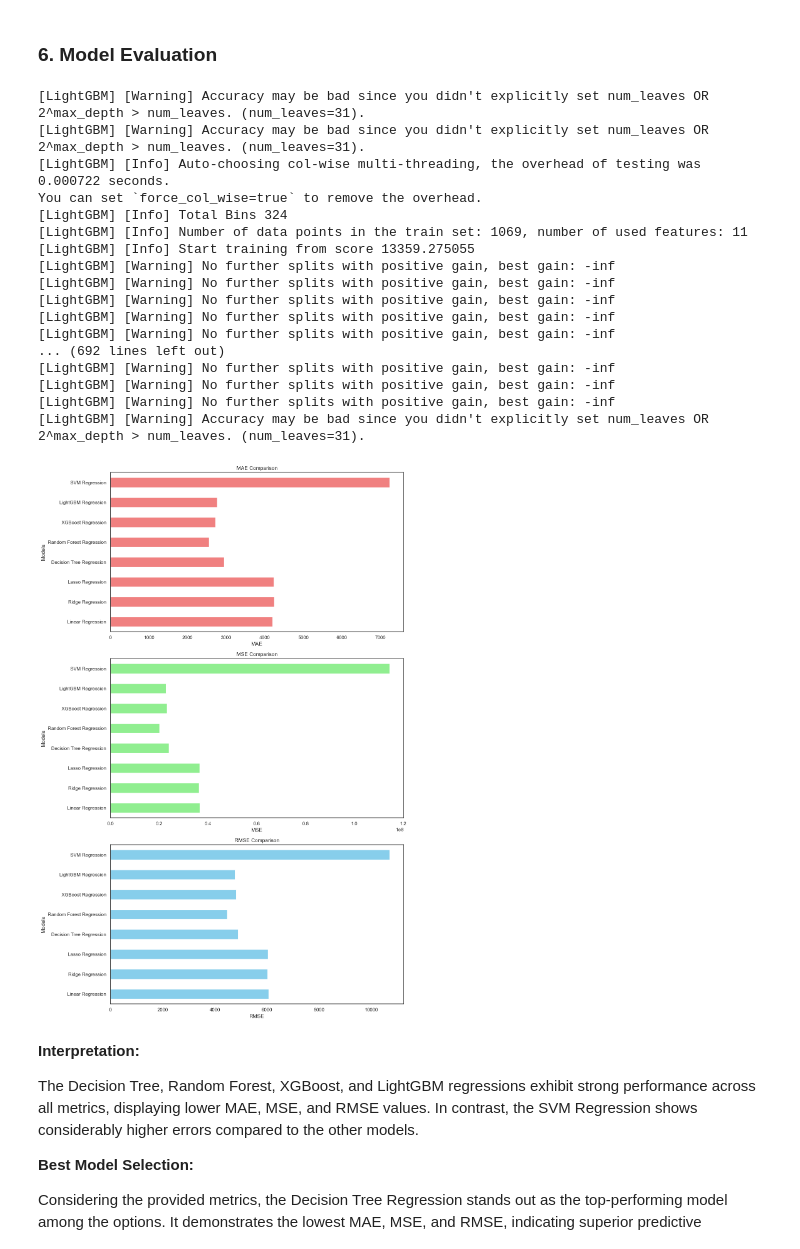
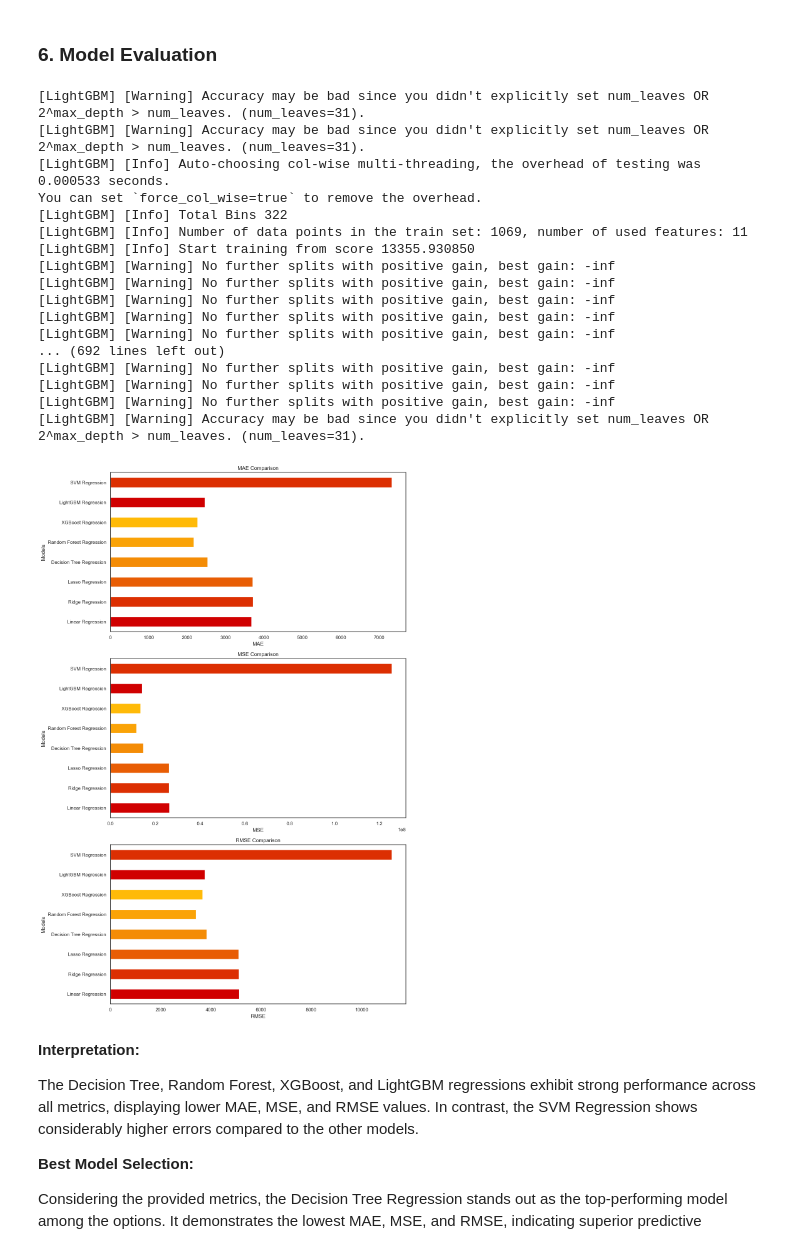
Before and after one commit to sschepanski/data-science-portfolio, a Jupyter notebook: Health_Insurance/notebooks/Health-Insurance.ipynb, the cells around one changed output. Cells and saved outputs as stored; diff of their text form; code cells hidden in the pictures.

```diff
--- a/Health_Insurance/notebooks/Health-Insurance.ipynb
+++ b/Health_Insurance/notebooks/Health-Insurance.ipynb
@@ -167,3 +167,8 @@ The dataset exhibits no anomalies or abnormal values, with all features displayi
+# %%
+# Transformation for column 'bmi'
+bins = [0, 18.5, 25, 30, float('inf')]
+labels = [1, 2, 3, 4]
+insurance['bmi_class'] = pd.cut(insurance['bmi'], bins=bins, labels=labels, right=False)
 # %% [markdown]
 ### 3. Exploratory Data Analysis
 # %% [markdown]
@@ -378,10 +399,10 @@ In summary, the stratification by the `sex` of the insured person contributes to
 # %%
-# Extract features and target variable
+# Extract features and target variable, including 'bmi_class'
 X = insurance.drop(columns=['charges'])
 y = insurance['charges']
 
 # Split the data into training and testing sets with stratification
-Xtrain, Xtest, ytrain, ytest = train_test_split(X, y, test_size=0.2, random_state=42, stratify=insurance['sex'])
+Xtrain, Xtest, ytrain, ytest = train_test_split(X, y, test_size=0.2, random_state=42, stratify=insurance['smoker'])
 # %% [markdown]
 ### The Model
 # %%
@@ -1150,11 +1189,11 @@ for model_name, params in best_params.items():
 # %% [output]
 [LightGBM] [Warning] Accuracy may be bad since you didn't explicitly set num_leaves OR 2^max_depth > num_leaves. (num_leaves=31).
 [LightGBM] [Warning] Accuracy may be bad since you didn't explicitly set num_leaves OR 2^max_depth > num_leaves. (num_leaves=31).
-[LightGBM] [Info] Auto-choosing col-wise multi-threading, the overhead of testing was 0.000722 seconds.
+[LightGBM] [Info] Auto-choosing col-wise multi-threading, the overhead of testing was 0.000533 seconds.
 You can set `force_col_wise=true` to remove the overhead.
-[LightGBM] [Info] Total Bins 324
+[LightGBM] [Info] Total Bins 322
 [LightGBM] [Info] Number of data points in the train set: 1069, number of used features: 11
-[LightGBM] [Info] Start training from score 13359.275055
+[LightGBM] [Info] Start training from score 13355.930850
 [LightGBM] [Warning] No further splits with positive gain, best gain: -inf
 [LightGBM] [Warning] No further splits with positive gain, best gain: -inf
 [LightGBM] [Warning] No further splits with positive gain, best gain: -inf
@@ -1174,29 +1213,34 @@ metrics_df = metrics_df.transpose()
 # %%
 # Create subplots for MAE, MSE, and RMSE
 fig, axes = plt.subplots(3, 1, figsize=(12, 18))
 
+# Define custom colors
+colors_mae = ['#d00000', '#dc2f02', '#e85d04', '#f48c06', '#faa307', '#ffba08']
+colors_mse = ['#d00000', '#dc2f02', '#e85d04', '#f48c06', '#faa307', '#ffba08']
+colors_rmse = ['#d00000', '#dc2f02', '#e85d04', '#f48c06', '#faa307', '#ffba08']
+
 # Plot MAE
-metrics_df.loc['MAE'].plot(kind='barh', ax=axes[0], color='lightcoral')
+metrics_df.loc['MAE'].plot(kind='barh', ax=axes[0], color=colors_mae)
 axes[0].set_xlabel('MAE')
 axes[0].set_ylabel('Models')
 axes[0].set_title('MAE Comparison')
 
 # Plot MSE
-metrics_df.loc['MSE'].plot(kind='barh', ax=axes[1], color='lightgreen')
+metrics_df.loc['MSE'].plot(kind='barh', ax=axes[1], color=colors_mse)
 axes[1].set_xlabel('MSE')
 axes[1].set_ylabel('Models')
 axes[1].set_title('MSE Comparison')
 
 # Plot RMSE
-metrics_df.loc['RMSE'].plot(kind='barh', ax=axes[2], color='skyblue')
+metrics_df.loc['RMSE'].plot(kind='barh', ax=axes[2], color=colors_rmse)
 axes[2].set_xlabel('RMSE')
 axes[2].set_ylabel('Models')
 axes[2].set_title('RMSE Comparison')
 
 plt.tight_layout()
 plt.show()
 # %% [output]
-[figure, old version]
+[figure, new version]
 # %% [markdown]
 **Interpretation:**
 
```
Also changed, not shown: parts of 30 cells of this notebook, 11 other files.
